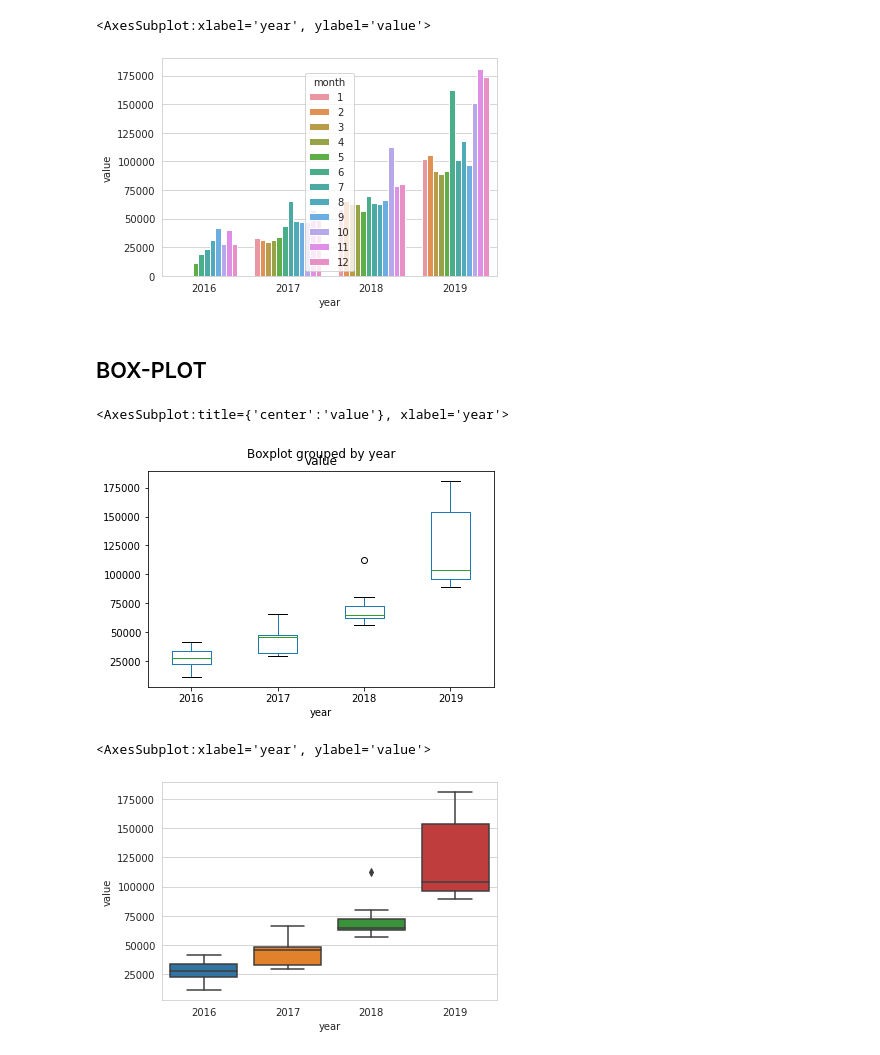
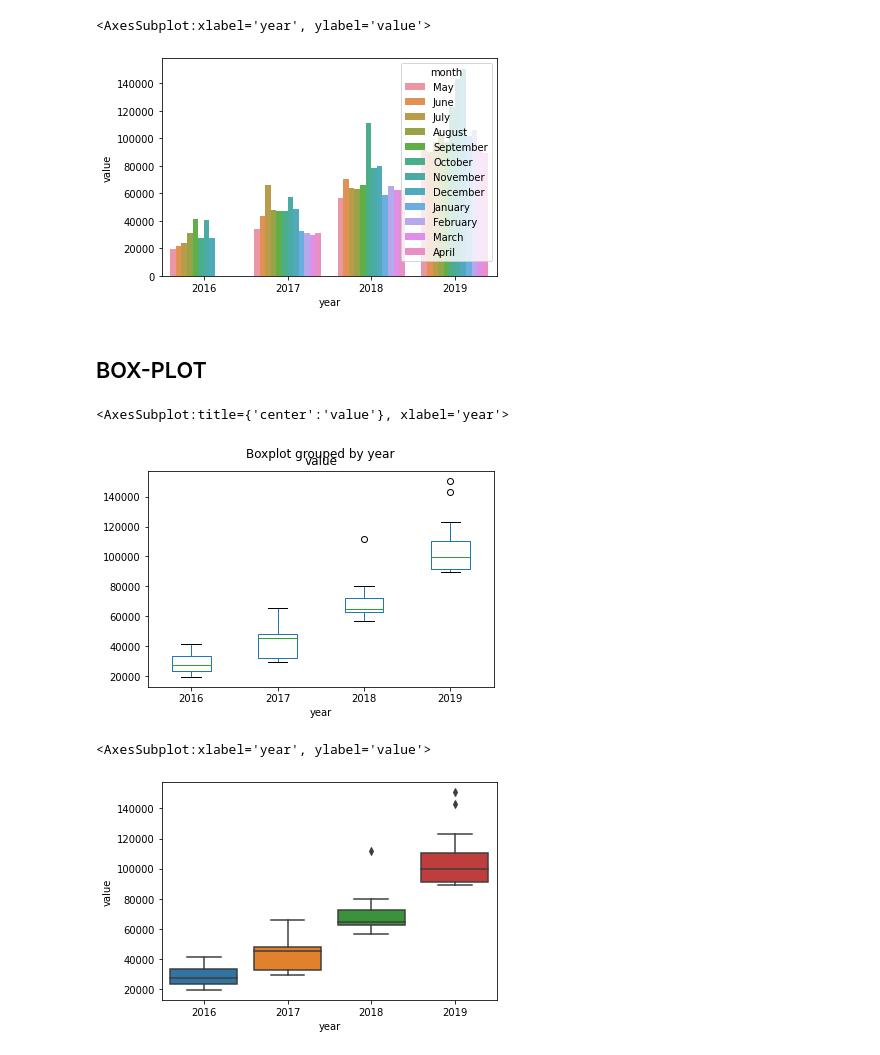
Before and after one commit to monarch987/free_code_camp_data_analyst_assignments, a Jupyter notebook: boilerplate-page-view-time-series-visualizer-main/Page View Time Series Visualizer.ipynb, the cells around one changed output. Saved outputs shown, nothing was run; the diff lists cells and outputs as text; code cells hidden in the pictures.

```diff
--- a/boilerplate-page-view-time-series-visualizer-main/Page View Time Series Visualizer.ipynb
+++ b/boilerplate-page-view-time-series-visualizer-main/Page View Time Series Visualizer.ipynb
@@ -6,8 +18,21 @@ import seaborn as sns
+# %%
+#convert numerical months to actual
+
+def numerical_to_name(x):
+
+    mnth = calendar.month_name[x]
+
+    return str(mnth)
 # %%
-df = pd.read_csv('fcc-forum-pageviews.csv')
-df.head(5)
-df.set_index(df['date')
-# df.info()
-# df.describe()
-# type(df)
+df = pd.read_csv('fcc-forum-pageviews.csv',parse_dates=['date'])
+
+df['year'] = df['date'].dt.year
+df['month'] = df['date'].dt.month
+df['day'] = df['date'].dt.day
+# df
+
+df.sort_values(by=['year','month'],ascending=[True,True])
+# df
+
+# df.count(numeric_only=True)
 # %% [output]
@@ -20,6 +52,6 @@ df.set_index(df['date')
 # %%
-df_sorted = df[(df['value']>=df['value'].quantile(0.025)) |
-               (df['value']<=df['value'].quantile(0.025))
-              ]
+df_sorted = df[(df['value']<=df['value'].quantile(0.975)) &
+            (df['value']>=df['value'].quantile(0.025))
+            ]
 # %%
 #draw_line_plot
@@ -67,12 +69,15 @@ df_new
 # %%
 #show average daily page views for each month grouped by year.
 
-daily_avg_view_per_month = df_new.groupby(['year','month'])
-daily_avg_view_per_month = daily_avg_view_per_month['value'].mean().reset_index()
+# daily_avg_view_per_month = df_new.groupby(['year','month'])
+# daily_avg_view_per_month = daily_avg_view_per_month['value'].mean().reset_index()
 
-type(daily_avg_view_per_month)
 
+daily_avg_view_per_month = df_sorted.groupby(['year','month'])['value'].mean().reset_index()
+daily_avg_view_per_month['month'] = daily_avg_view_per_month['month'].apply(lambda x:numerical_to_name(x))
+
+# daily_avg_view_per_month
 sns.barplot(x='year',y='value',hue='month',data=daily_avg_view_per_month)
 # %% [output]
 <AxesSubplot:xlabel='year', ylabel='value'>
-[figure, old version]
+[figure, new version]
@@ -87,9 +94,9 @@ daily_avg_view_per_month
 daily_avg_view_per_month.boxplot(by='year',column='value',grid=False)
 # %% [output]
 <AxesSubplot:title={'center':'value'}, xlabel='year'>
-[figure, old version]
+[figure, new version]
 # %%
 sns.boxplot(x='year',y='value',data=daily_avg_view_per_month)
 # %% [output]
 <AxesSubplot:xlabel='year', ylabel='value'>
-[figure, old version]
+[figure, new version]
```
Also changed, not shown: parts of 12 cells of this notebook, 5 other files.
